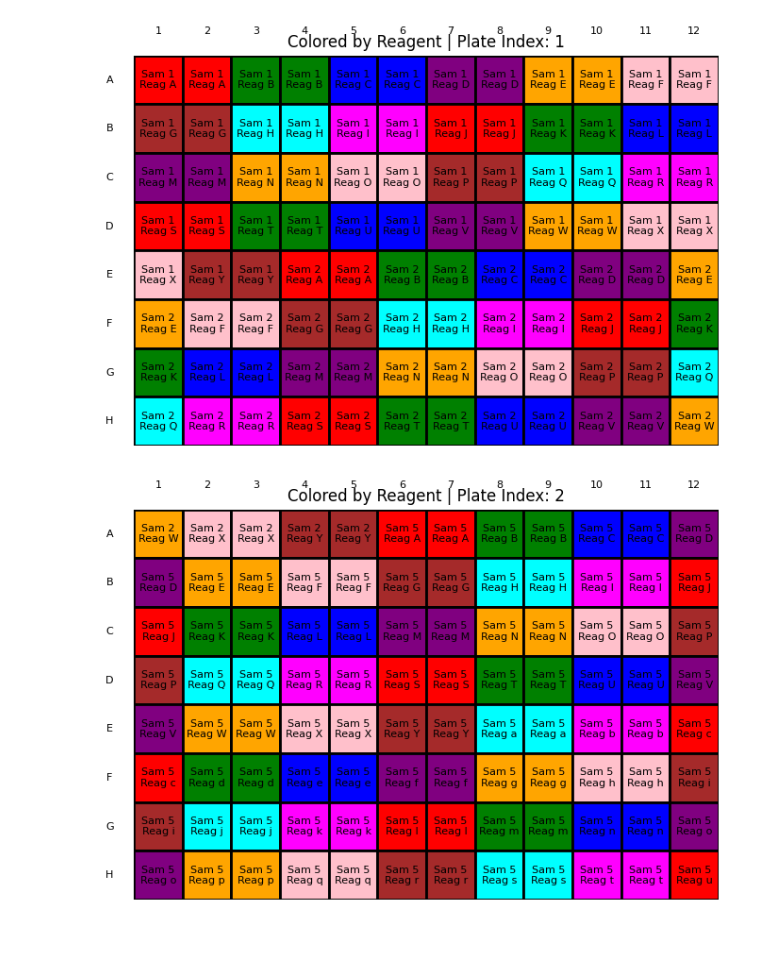
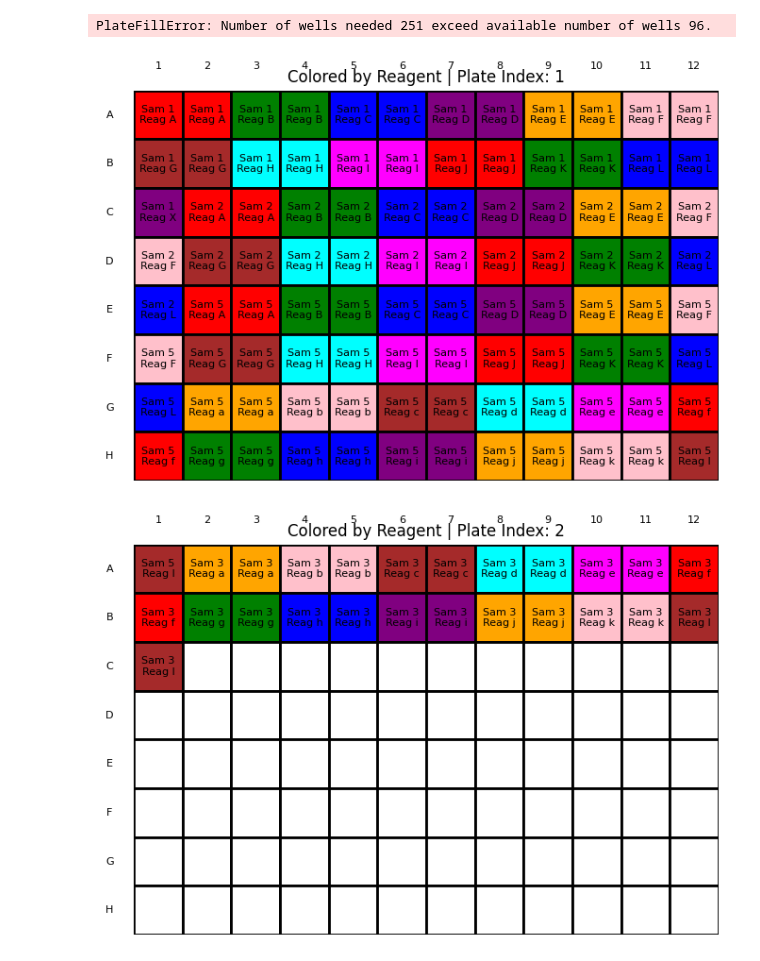
Before and after one commit to HappyPotatoman/microtiter_filler, a Jupyter notebook: microtiter_filler.ipynb, the cells around one changed output. Cells and saved outputs as stored; diff of their text form; code cells hidden in the pictures.

Commit message:
update examples

```diff
--- a/microtiter_filler.ipynb
+++ b/microtiter_filler.ipynb
@@ -212,24 +212,40 @@ class PlateFiller:
         plt.gca().invert_yaxis()
         plt.axis('off')
         plt.show()
+# %%
+# Too many experiments example
+plate_size = 96
+samples = [['Sam 1'],['Sam 1', 'Sam 2', 'Sam 5'],['Sam 3','Sam 5']]
+reagents = [['Reag X'], ['Reag ' + chr(ord('A') + i) for i in range(25)],['Reag ' + chr(ord('a') + i) for i in range(25)]]
+replicas = [1,2,2]
+number_of_plates = 1
+
+try:
+    plate_filler = PlateFiller(plate_size=96, samples=samples, reagents=reagents, replicas=replicas, number_of_plates=number_of_plates)
+    plates = plate_filler.group_related_experiments()
+except Exception as e:
+    raise
+# %% [output]
+PlateFillError: Number of wells needed 251 exceed available number of wells 96.
 # %%
+# Example where there are far fewer samples than reagents
 plate_size = 96
 samples = [['Sam 1'],['Sam 1', 'Sam 2', 'Sam 5'],['Sam 3','Sam 5']]
-reagents = [['Reag X'], ['Reag ' + chr(ord('A') + i) for i in range(25)],['Reag ' + chr(ord('a') + i) for i in range(25)]]
+reagents = [['Reag X'], ['Reag ' + chr(ord('A') + i) for i in range(12)],['Reag ' + chr(ord('a') + i) for i in range(12)]]
 replicas = [1,2,2]
 number_of_plates = 3
 
 try:
     plate_filler = PlateFiller(plate_size=plate_size, samples=samples, reagents=reagents, replicas=replicas, number_of_plates=number_of_plates)
     plates = plate_filler.group_related_experiments()
     for i, plate in enumerate(plates, 1):
         plate_filler.plot_plate(plate=plate, color_by='reagent', plate_index=i)
         if i == 5: break
     for i, plate in enumerate(plates, 1):
         plate_filler.plot_plate(plate=plate, color_by='sample', plate_index=i)
         if i == 5: break
 except Exception as e:
     raise
 # %% [output]
-[figure, old version]
+[figure, new version]
-[figure, old version]
+[figure, new version]
```
Also changed, not shown: parts of 2 cells of this notebook.
